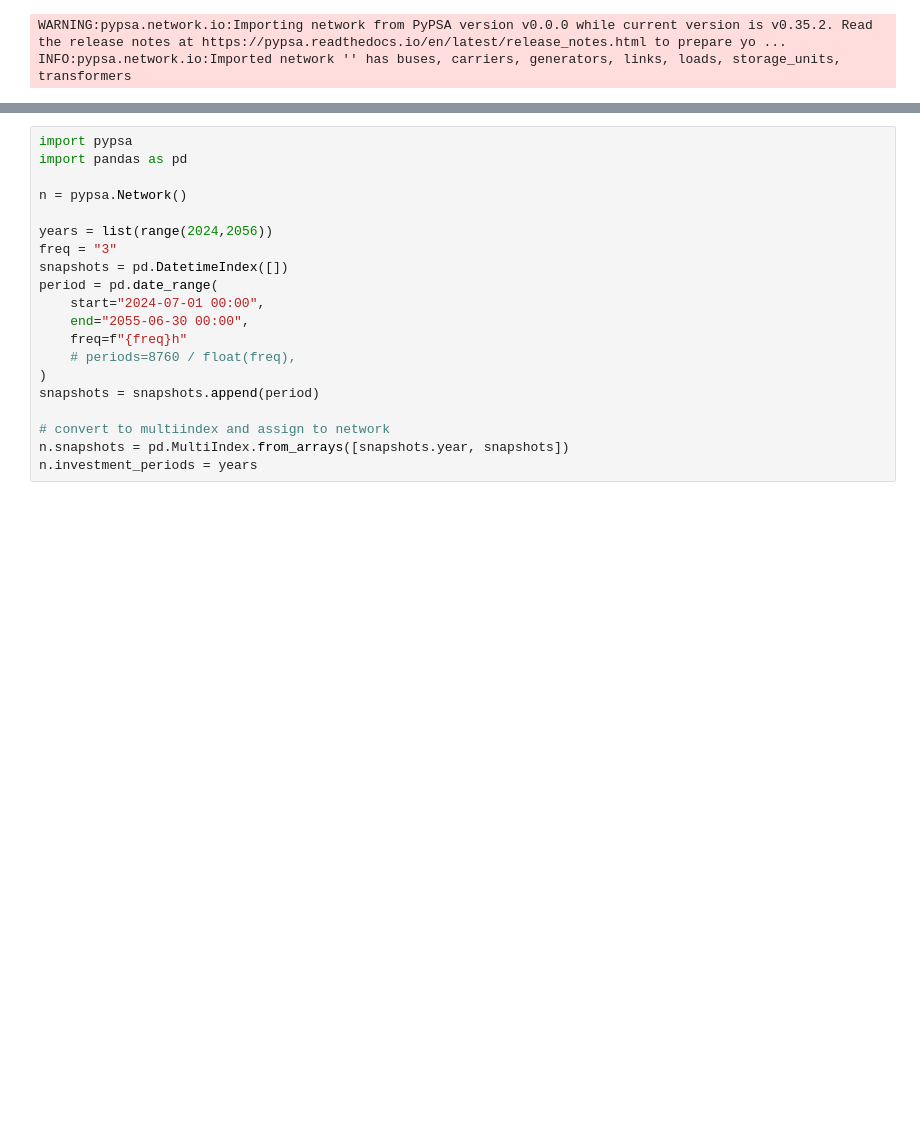
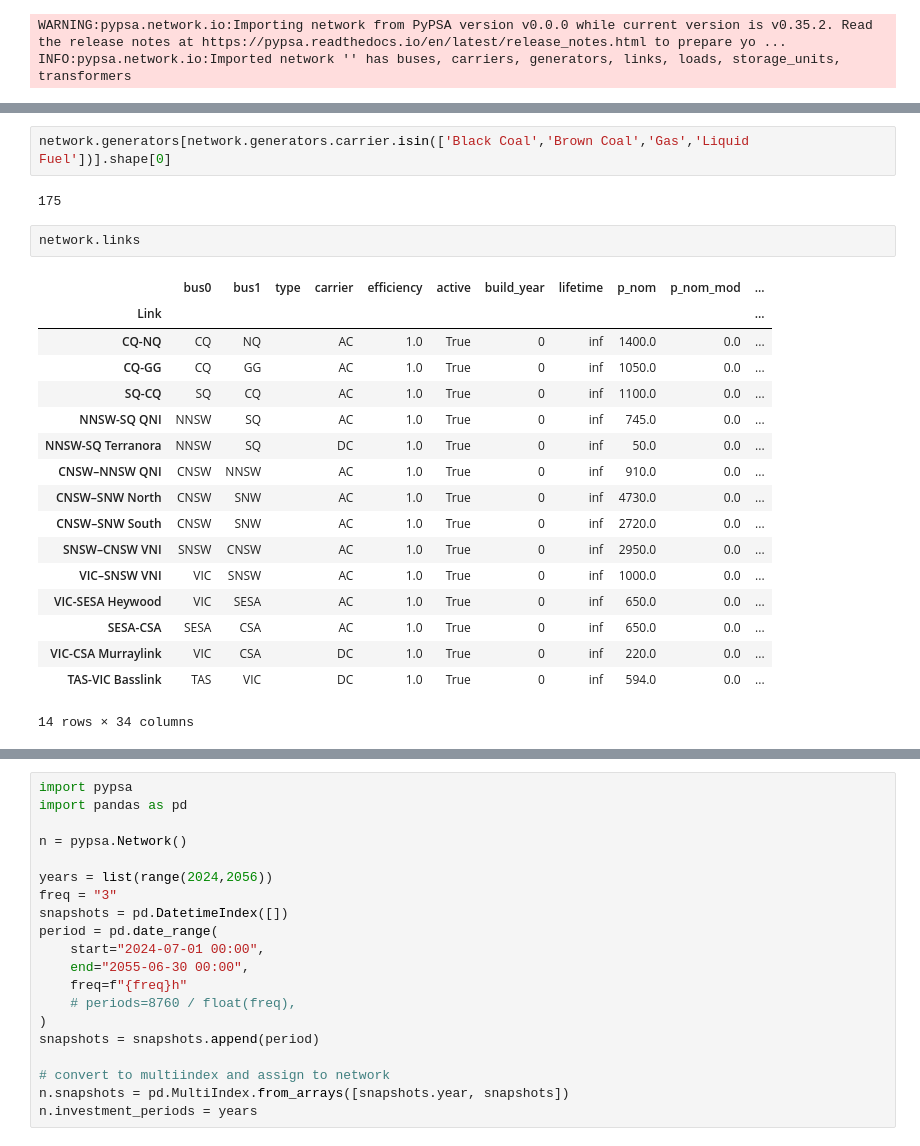
Before and after one commit to ArthurBond/AUS-CEM, a Jupyter notebook: scripts/build_test_network.ipynb, the cells around one changed output, grey strips where cells are left out. Cells and saved outputs as stored; diff of their text form; blank space fills up the shorter version.

```diff
--- a/scripts/build_test_network.ipynb
+++ b/scripts/build_test_network.ipynb
@@ -11,3 +131,27 @@ INFO:pypsa.network.io:Imported network '' has buses, carriers, generators, links
+# %%
+network.generators[network.generators.carrier.isin(['Black Coal','Brown Coal','Gas','Liquid Fuel'])].shape[0]
+# %% [output]
+175
+# %%
+network.links
+# %% [output]
+|  | bus0 | bus1 | type | carrier | efficiency | active | build_year | lifetime | p_nom | p_nom_mod | ... |
+| Link |  |  |  |  |  |  |  |  |  |  | ... |
+| CQ-NQ | CQ | NQ |  | AC | 1.0 | True | 0 | inf | 1400.0 | 0.0 | ... |
+| CQ-GG | CQ | GG |  | AC | 1.0 | True | 0 | inf | 1050.0 | 0.0 | ... |
+| SQ-CQ | SQ | CQ |  | AC | 1.0 | True | 0 | inf | 1100.0 | 0.0 | ... |
+| NNSW-SQ QNI | NNSW | SQ |  | AC | 1.0 | True | 0 | inf | 745.0 | 0.0 | ... |
+| NNSW-SQ Terranora | NNSW | SQ |  | DC | 1.0 | True | 0 | inf | 50.0 | 0.0 | ... |
+| CNSW–NNSW QNI | CNSW | NNSW |  | AC | 1.0 | True | 0 | inf | 910.0 | 0.0 | ... |
+| CNSW­–SNW North | CNSW | SNW |  | AC | 1.0 | True | 0 | inf | 4730.0 | 0.0 | ... |
+| CNSW–SNW South | CNSW | SNW |  | AC | 1.0 | True | 0 | inf | 2720.0 | 0.0 | ... |
+| SNSW–CNSW VNI | SNSW | CNSW |  | AC | 1.0 | True | 0 | inf | 2950.0 | 0.0 | ... |
+| VIC–SNSW VNI | VIC | SNSW |  | AC | 1.0 | True | 0 | inf | 1000.0 | 0.0 | ... |
+| VIC-SESA Heywood | VIC | SESA |  | AC | 1.0 | True | 0 | inf | 650.0 | 0.0 | ... |
+| SESA-CSA | SESA | CSA |  | AC | 1.0 | True | 0 | inf | 650.0 | 0.0 | ... |
+| VIC-CSA Murraylink | VIC | CSA |  | DC | 1.0 | True | 0 | inf | 220.0 | 0.0 | ... |
+| TAS-VIC Basslink | TAS | VIC |  | DC | 1.0 | True | 0 | inf | 594.0 | 0.0 | ... |
+14 rows × 34 columns
 # %%
 model = network.optimize.create_model()
 network.optimize.solve_model(
```
Also changed, not shown: parts of 13 cells of this notebook, 29 other files.
